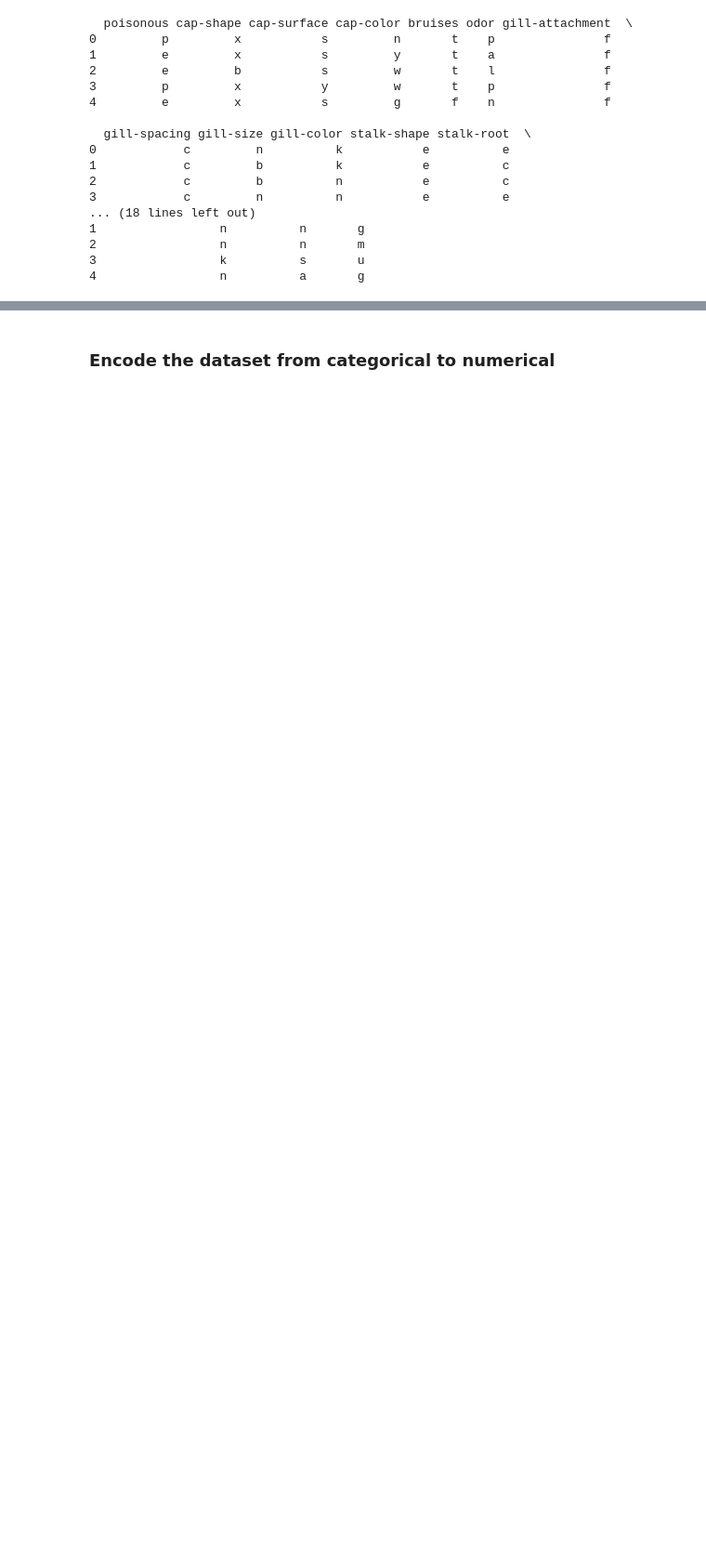
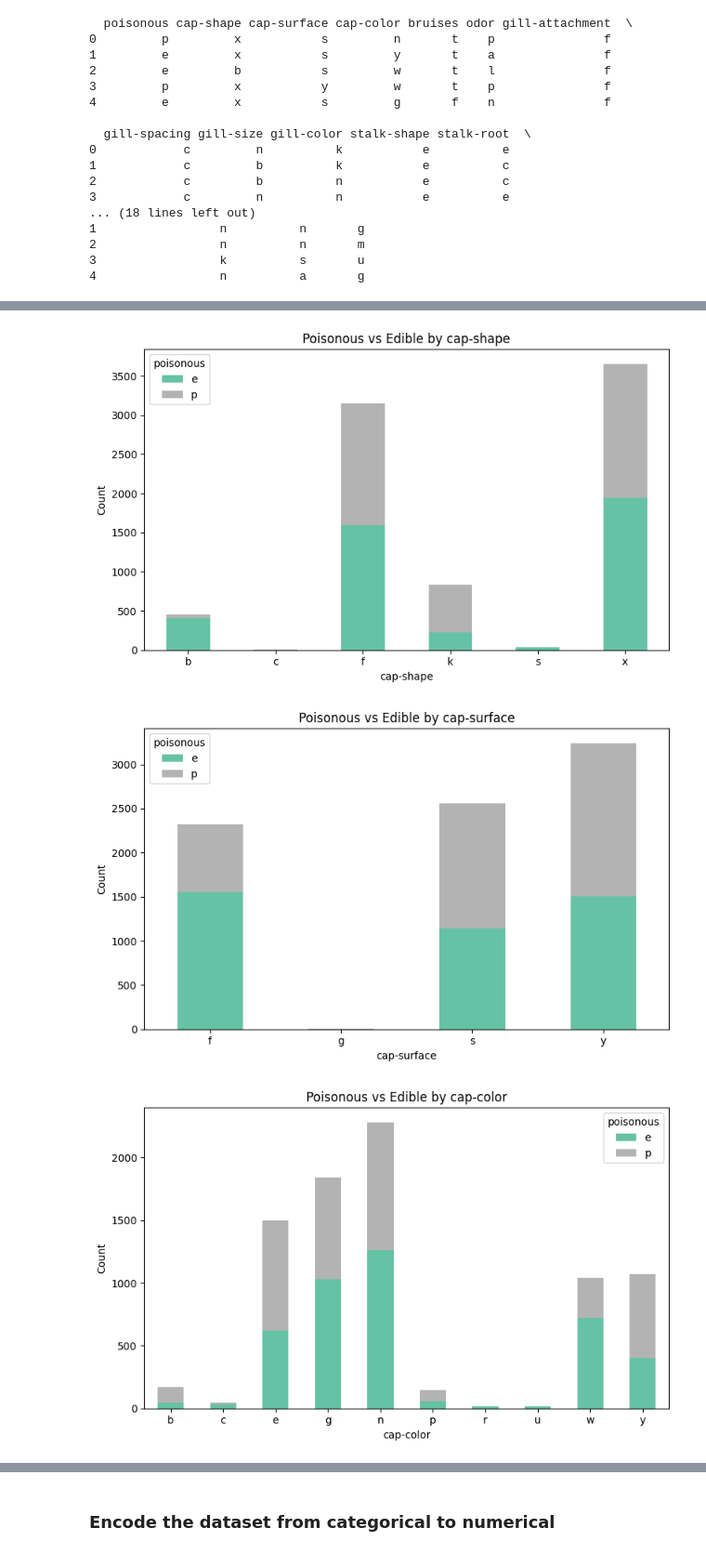
Before and after one commit to sapapesh/applied-ml-showard, a Jupyter notebook: midterm/classification_sahoward.ipynb, the cells around one changed output, grey strips where cells are left out. Shown at 93% size. Saved outputs shown, nothing was run; the diff lists cells and outputs as text; code cells hidden in the pictures; blank space fills up the shorter version.

```diff
--- a/midterm/classification_sahoward.ipynb
+++ b/midterm/classification_sahoward.ipynb
@@ -103,0 +175,25 @@ print(df.head())
+# %%
+# Get the target column
+target_col = 'poisonous'
+
+# Loop through all columns except the target
+for feature in df.columns:
+    if feature == target_col:
+        continue
+
+    # Create a cross-tab of feature vs class
+    cross_tab = pd.crosstab(df[feature], df[target_col])
+
+    # Plot stacked bar chart
+    cross_tab.plot(kind='bar', stacked=True, figsize=(8, 5), colormap='Set2')
+    plt.title(f'Poisonous vs Edible by {feature}')
+    plt.xlabel(feature)
+    plt.ylabel('Count')
+    plt.legend(title=target_col)
+    plt.xticks(rotation=0)
+    plt.tight_layout()
+    plt.show()
+# %% [output]
+[figure, added]
+[figure, added]
+[figure, added]
```
Also changed, not shown: parts of 24 cells of this notebook.
